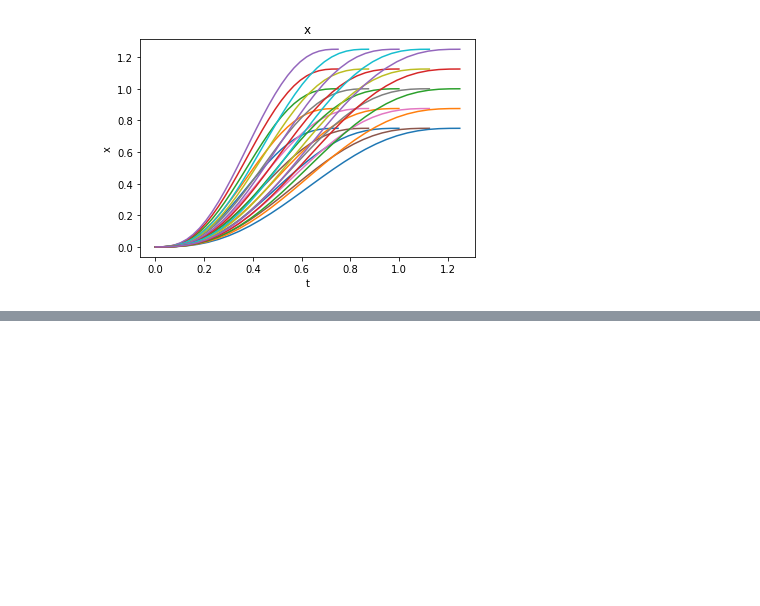
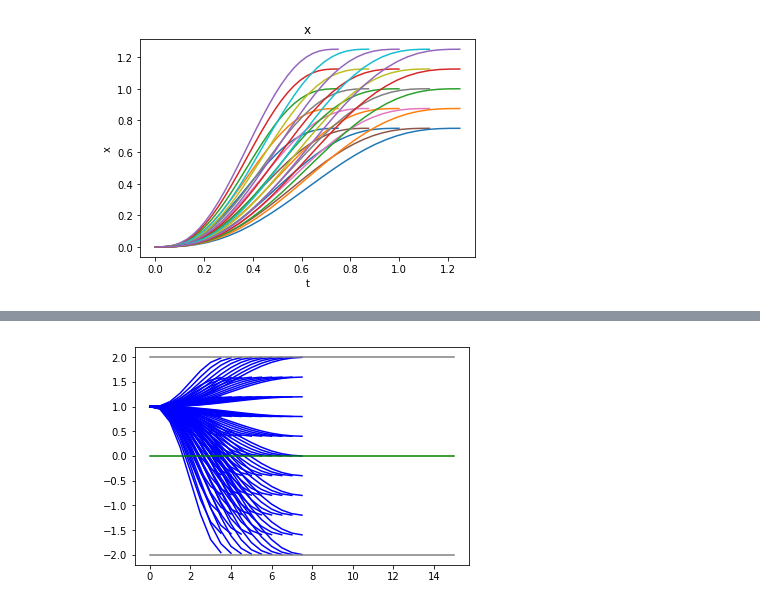
Before and after one commit to aemarkov/jetson_car, a Jupyter notebook: quntic-planning.ipynb, the cells around one changed output, grey strips where cells are left out. Saved outputs shown, nothing was run; the diff lists cells and outputs as text; code cells hidden in the pictures; blank space fills up the shorter version.

Commit message:
Quintic polinoms planning exps in Jupyter, part II

```diff
--- a/quntic-planning.ipynb
+++ b/quntic-planning.ipynb
@@ -26,22 +26,22 @@ def quintic_solve(s1, s2, T):
     B = np.array([s1[0], s1[1], s1[2], s2[0], s2[1], s2[2]])
     return np.linalg.solve(A, B)
 
-def quintic(a, x):
+def calc_quintic(a, x):
     return a[0]*x**5 + a[1]*x**4 + a[2]*x**3 + a[3]*x**2 + a[4]*x + a[5]
 
-def dquintic(a, x):
+def calc_dquintic(a, x):
     return 5*a[0]*x**4 + 4*a[1]*x**3 + 3*a[2]*x**2 + 2*a[3]*x + a[4]
 
-def ddquintic(a, x):
+def calc_ddquintic(a, x):
     return 20*a[0]*x**3 + 12*a[1]*x**2 + 6*a[2]*x + a[3]
 
 def quintic_interpolate(a, linspace):
     x, dx, ddx = [], [], []
 
     for t in linspace:
-        x.append(quintic(a, t))
-        dx.append(dquintic(a, t))
-        ddx.append(ddquintic(a, t))
+        x.append(calc_quintic(a, t))
+        dx.append(calc_dquintic(a, t))
+        ddx.append(calc_ddquintic(a, t))
 
     return x, dx, ddx
 # %%
@@ -211,0 +255,42 @@ array([[ 1.41421356,  1.41421356,  0.        ,  0.        ],
+# %%
+def combine(variant):
+    ts, longitudinal_coefs, lateral_coefs = variants
+
+
+T_MIN = 4.0
+T_MAX = 8.0
+T_STEP = 0.5
+
+D_MIN = -ROAD_WIDTH/2
+D_MAX = ROAD_WIDTH/2
+D_STEP = 0.4
+
+VELOCITY = 1
+T_ALL = 15
+
+quintics = []
+
+# Create a set of lateral and longitudal quintic polynoms
+for ti in np.arange(T_MIN, T_MAX + T_STEP, T_STEP):
+    ts = np.arange(0, ti, T_STEP) #??
+
+    for di in np.arange(D_MIN, D_MAX + DI_STEP, D_STEP):
+        # Create lateral motion
+        d1 = car_p_f[1]    # lateral position
+        dd1 = car_v_f[1]   # lateral speed
+        lateral_coefs = quintic_solve([d1, dd1, 0], [di, 0, 0], ti)
+
+        # Create longitude motion
+        # For now assume constant velocity
+        s1 = car_p_f[0]   # longitudinal position
+        ds1 = car_v_f[0]  # longitudinal speed
+        longitudinal_coefs = [0, 0, 0, 0, VELOCITY, 0]
+        quintics.append((ts, longitudinal_coefs, lateral_coefs))
+
+
+plt.plot([0, T_ALL], [D_MAX, D_MAX], color='grey')
+plt.plot([0, T_ALL], [0, 0], color='green')
+plt.plot([0, T_ALL], [D_MIN, D_MIN], color='grey')
+plt.show()
+# %% [output]
+[figure, added]
```
Also changed, not shown: parts of 9 cells of this notebook.
